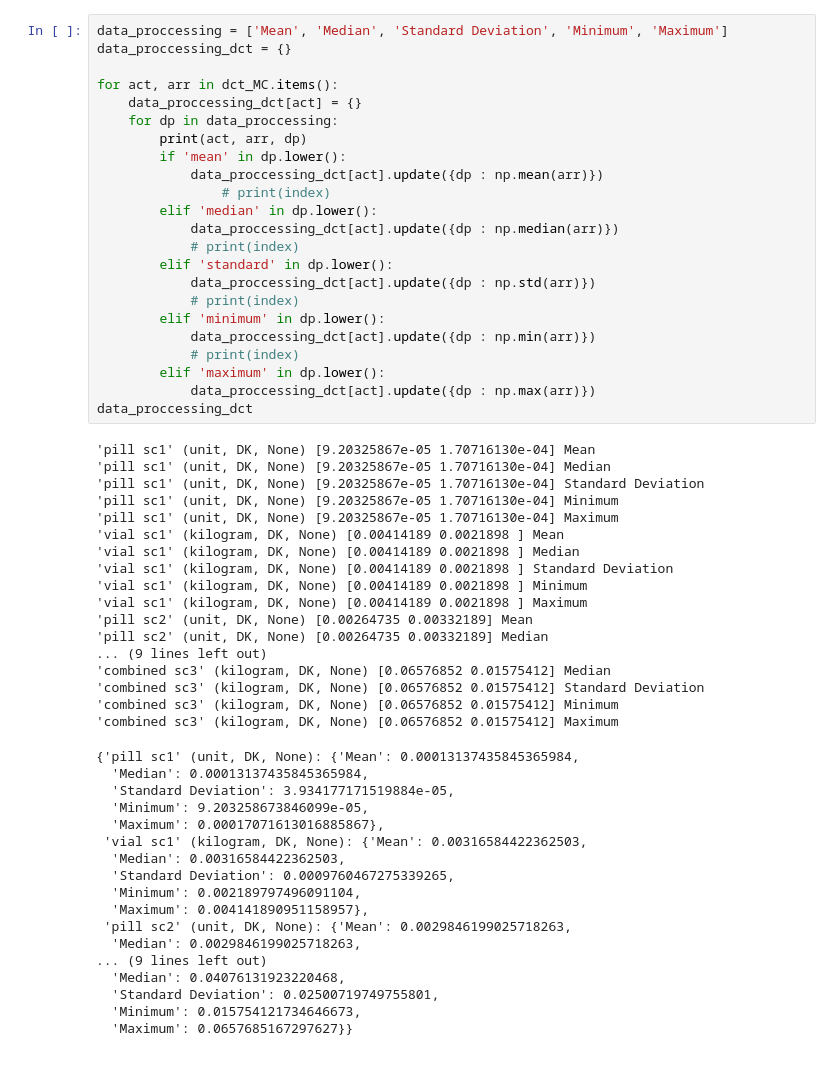
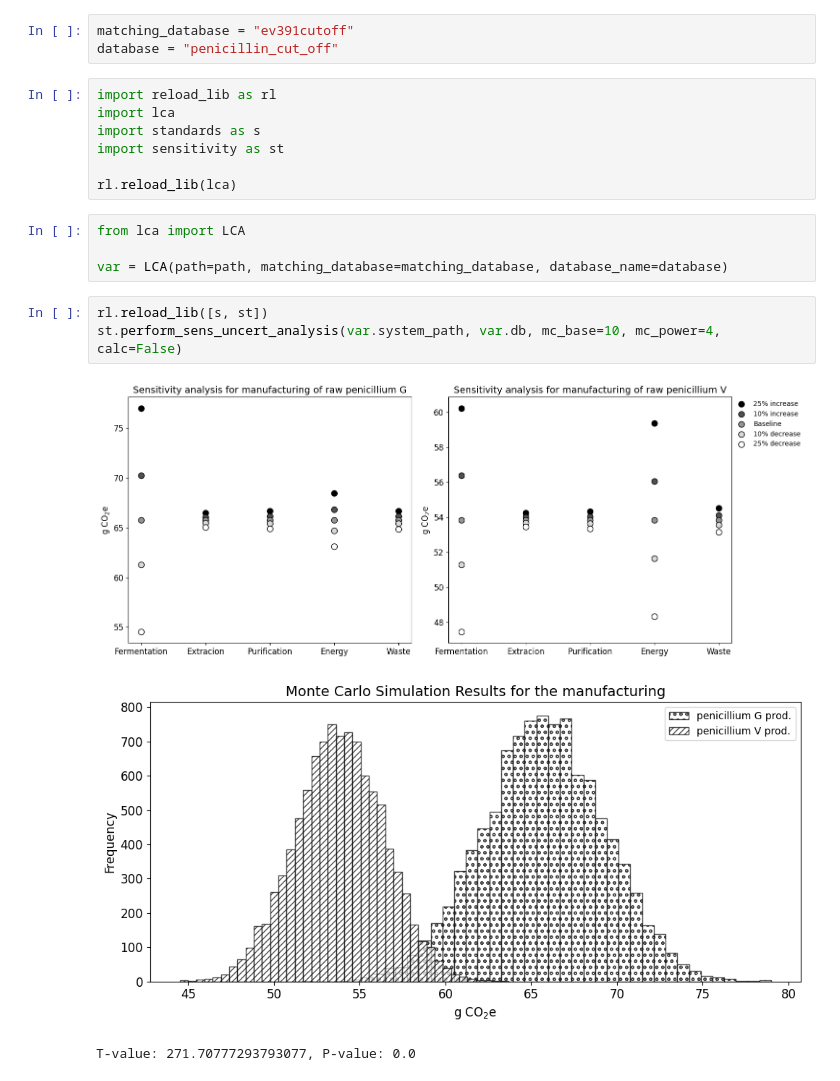
Before and after one commit to RuneWF/penicilin, a Jupyter notebook: Jupyter scripts/playground.ipynb, the cells around one changed output. Cells and saved outputs as stored; diff of their text form.

```diff
--- a/Jupyter scripts/playground.ipynb
+++ b/Jupyter scripts/playground.ipynb
@@ -292,58 +11,21 @@ dct_MC
-# %%
-data_proccessing = ['Mean', 'Median', 'Standard Deviation', 'Minimum', 'Maximum']
-data_proccessing_dct = {}
-
-for act, arr in dct_MC.items():
-    data_proccessing_dct[act] = {}
-    for dp in data_proccessing:
-        print(act, arr, dp)
-        if 'mean' in dp.lower():
-            data_proccessing_dct[act].update({dp : np.mean(arr)})
-                # print(index)
-        elif 'median' in dp.lower():
-            data_proccessing_dct[act].update({dp : np.median(arr)})
-            # print(index)
-        elif 'standard' in dp.lower():
-            data_proccessing_dct[act].update({dp : np.std(arr)})
-            # print(index)
-        elif 'minimum' in dp.lower():
-            data_proccessing_dct[act].update({dp : np.min(arr)})
-            # print(index)
-        elif 'maximum' in dp.lower():
-            data_proccessing_dct[act].update({dp : np.max(arr)})
-data_proccessing_dct
-# %% [output]
-'pill sc1' (unit, DK, None) [9.20325867e-05 1.70716130e-04] Mean
-'pill sc1' (unit, DK, None) [9.20325867e-05 1.70716130e-04] Median
-'pill sc1' (unit, DK, None) [9.20325867e-05 1.70716130e-04] Standard Deviation
-'pill sc1' (unit, DK, None) [9.20325867e-05 1.70716130e-04] Minimum
-'pill sc1' (unit, DK, None) [9.20325867e-05 1.70716130e-04] Maximum
-'vial sc1' (kilogram, DK, None) [0.00414189 0.0021898 ] Mean
-'vial sc1' (kilogram, DK, None) [0.00414189 0.0021898 ] Median
-'vial sc1' (kilogram, DK, None) [0.00414189 0.0021898 ] Standard Deviation
-'vial sc1' (kilogram, DK, None) [0.00414189 0.0021898 ] Minimum
-'vial sc1' (kilogram, DK, None) [0.00414189 0.0021898 ] Maximum
-'pill sc2' (unit, DK, None) [0.00264735 0.00332189] Mean
-'pill sc2' (unit, DK, None) [0.00264735 0.00332189] Median
-... (9 lines left out)
-'combined sc3' (kilogram, DK, None) [0.06576852 0.01575412] Median
-'combined sc3' (kilogram, DK, None) [0.06576852 0.01575412] Standard Deviation
-'combined sc3' (kilogram, DK, None) [0.06576852 0.01575412] Minimum
-'combined sc3' (kilogram, DK, None) [0.06576852 0.01575412] Maximum
-{'pill sc1' (unit, DK, None): {'Mean': 0.00013137435845365984,
-  'Median': 0.00013137435845365984,
-  'Standard Deviation': 3.934177171519884e-05,
-  'Minimum': 9.203258673846099e-05,
-  'Maximum': 0.00017071613016885867},
- 'vial sc1' (kilogram, DK, None): {'Mean': 0.00316584422362503,
-  'Median': 0.00316584422362503,
-  'Standard Deviation': 0.0009760467275339265,
-  'Minimum': 0.002189797496091104,
-  'Maximum': 0.004141890951158957},
- 'pill sc2' (unit, DK, None): {'Mean': 0.0029846199025718263,
-  'Median': 0.0029846199025718263,
-... (9 lines left out)
-  'Median': 0.04076131923220468,
-  'Standard Deviation': 0.02500719749755801,
-  'Minimum': 0.015754121734646673,
-  'Maximum': 0.0657685167297627}}
+# %%
+matching_database = "ev391cutoff"
+database = "penicillin_cut_off"
+# %%
+import reload_lib as rl
+import lca
+import standards as s
+import sensitivity as st
+
+rl.reload_lib(lca)
+# %%
+from lca import LCA
+
+var = LCA(path=path, matching_database=matching_database, database_name=database)
+# %%
+rl.reload_lib([s, st])
+st.perform_sens_uncert_analysis(var.system_path, var.db, mc_base=10, mc_power=4, calc=False)
+# %% [output]
+[figure, added]
+[figure, added]
+T-value: 271.70777293793077, P-value: 0.0
```
Also changed, not shown: parts of 32 cells of this notebook, 33 other files.
